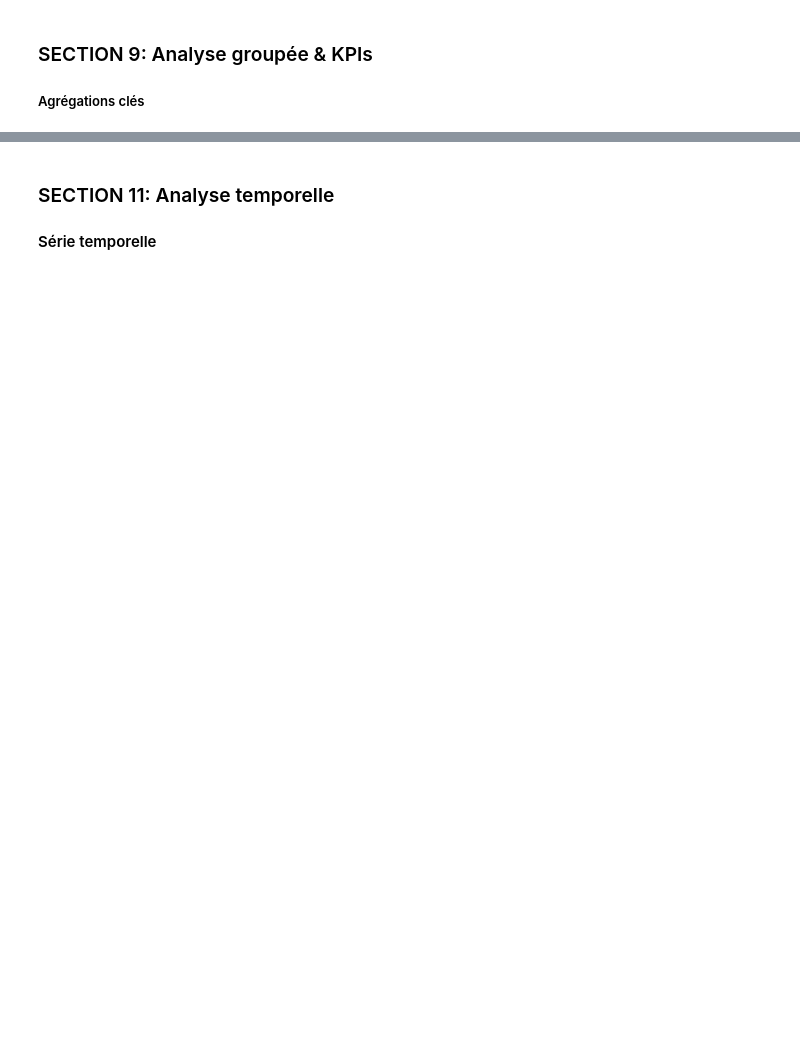
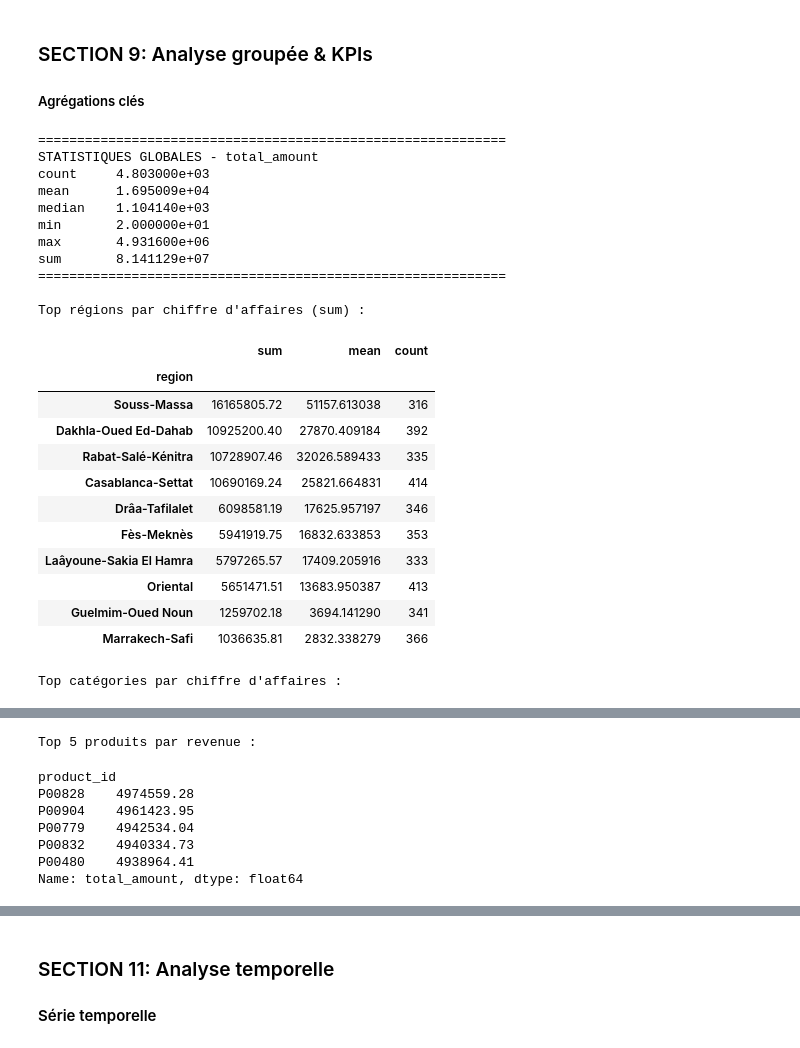
Before and after one commit to Bourzguifatimazahra/moroc_ecom, a Jupyter notebook: Analysis Workflow.ipynb, the cells around one changed output, grey strips where cells are left out. Cells and saved outputs as stored; diff of their text form; code cells hidden in the pictures; blank space fills up the shorter version.

```diff
--- a/Analysis Workflow.ipynb
+++ b/Analysis Workflow.ipynb
@@ -149,16 +611,76 @@ df_recent_orders = df[df['order_date'] > "2023-06-01"]
 ##### Agrégations clés
 # %%
 # Statistiques globales
-df['total_amount'].agg(['mean','median','min','max'])
+# S'assurer que total_amount est numérique
+df['total_amount'] = pd.to_numeric(df['total_amount'], errors='coerce')
+
+global_stats = df['total_amount'].agg(['count','mean','median','min','max','sum'])
+print("=" * 60)
+print("STATISTIQUES GLOBALES - total_amount")
+print(global_stats.to_string())
+print("=" * 60)
 
 # Par région
-region_stats = df.groupby('region')['total_amount'].agg(['sum','mean','count'])
+if 'region' in df.columns:
+    region_stats = df.groupby('region')['total_amount'].agg(['sum','mean','count']).sort_values('sum', ascending=False)
+    print("\nTop régions par chiffre d'affaires (sum) :")
+    display(region_stats.head(10))
+else:
+    region_stats = pd.DataFrame()
+    print("Colonne 'region' absente.")
 
 # Par catégorie produit
-category_stats = df.groupby('product_category')['total_amount'].agg(['sum','mean','count'])
+if 'product_category' in df.columns:
+    category_stats = df.groupby('product_category')['total_amount'].agg(['sum','mean','count']).sort_values('sum', ascending=False)
+    print("\nTop catégories par chiffre d'affaires :")
+    display(category_stats.head(10))
+else:
+    category_stats = pd.DataFrame()
+    print("Colonne 'product_category' absente.")
 
 # Top 5 produits par revenue
-top_products = df.groupby('product_id')['total_amount'].sum().sort_values(ascending=False).head(5)
+if 'product_id' in df.columns:
+    top_products = df.groupby('product_id')['total_amount'].sum().sort_values(ascending=False).head(5)
+    print("\nTop 5 produits par revenue :")
+    display(top_products)
+else:
+    top_products = pd.Series()
+    print("Colonne 'product_id' absente.")
 
 # Région avec la meilleure valeur moyenne
-best_avg_region = region_stats['mean'].idxmax()
+try:
+    if not region_stats.empty:
+        best_avg_region = region_stats['mean'].idxmax()
+        print(f"\nRégion avec la meilleure valeur moyenne des commandes : {best_avg_region}")
+    else:
+        print("\nImpossible de déterminer la meilleure région (données manquantes).")
+except Exception as e:
+    print(f"Erreur lors du calcul de la meilleure région : {e}")
+
+print("\nFin des KPIs principaux.")
+print("=" * 60)
+# %% [output]
+============================================================
+STATISTIQUES GLOBALES - total_amount
+count     4.803000e+03
+mean      1.695009e+04
+median    1.104140e+03
+min       2.000000e+01
+max       4.931600e+06
+sum       8.141129e+07
+============================================================
+
+Top régions par chiffre d'affaires (sum) :
+|  | sum | mean | count |
+| region |  |  |  |
+| Souss-Massa | 16165805.72 | 51157.613038 | 316 |
+| Dakhla-Oued Ed-Dahab | 10925200.40 | 27870.409184 | 392 |
+| Rabat-Salé-Kénitra | 10728907.46 | 32026.589433 | 335 |
+| Casablanca-Settat | 10690169.24 | 25821.664831 | 414 |
+| Drâa-Tafilalet | 6098581.19 | 17625.957197 | 346 |
+| Fès-Meknès | 5941919.75 | 16832.633853 | 353 |
+| Laâyoune-Sakia El Hamra | 5797265.57 | 17409.205916 | 333 |
+| Oriental | 5651471.51 | 13683.950387 | 413 |
+| Guelmim-Oued Noun | 1259702.18 | 3694.141290 | 341 |
+| Marrakech-Safi | 1036635.81 | 2832.338279 | 366 |
+Top catégories par chiffre d'affaires :
@@ -164,0 +699,8 @@ best_avg_region = region_stats['mean'].idxmax()
+Top 5 produits par revenue :
+product_id
+P00828    4974559.28
+P00904    4961423.95
+P00779    4942534.04
+P00832    4940334.73
+P00480    4938964.41
+Name: total_amount, dtype: float64
```
Also changed, not shown: parts of 9 cells of this notebook.
